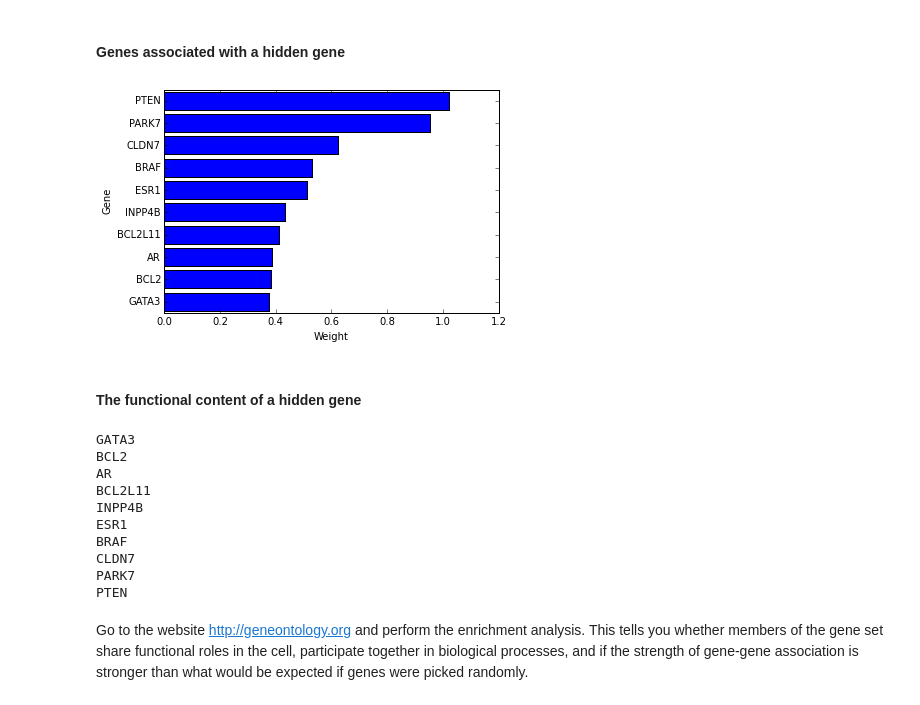
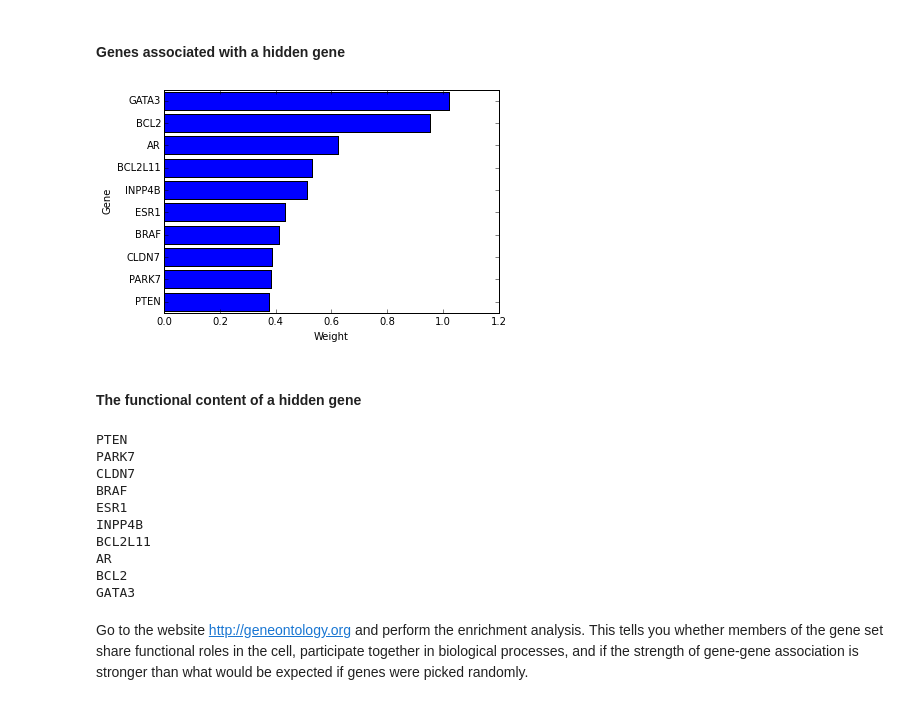
Before and after one commit to mims-harvard/nimfa-ipynb, a Jupyter notebook: ICGC and Nimfa.ipynb, the cells around one changed output. Saved outputs shown, nothing was run; the diff lists cells and outputs as text; code cells hidden in the pictures.

```diff
--- a/ICGC and Nimfa.ipynb
+++ b/ICGC and Nimfa.ipynb
@@ -241,34 +241,34 @@ fit = snmf()
 # %%
 W = fit.fit.basis()
 
 c = 7
 k = 10
 
 topk = np.argsort(np.asarray(W[:, c]).flatten())[-k:]
 val = W[topk, c]
 
 plt.barh(np.arange(k) + .5, val, align="center")
-labels = [id2gene[idx] for idx in topk][::-1]
+labels = [id2gene[idx] for idx in topk]
 plt.yticks(np.arange(k) + .5, labels)
 plt.xlabel("Weight")
 plt.ylabel("Gene");
 # %% [output]
-[figure, old version]
+[figure, new version]
 # %% [markdown]
 #### The functional content of a hidden gene
 # %%
 print('\n'.join(labels))
 # %% [output]
+PTEN
+PARK7
+CLDN7
+BRAF
+ESR1
+INPP4B
+BCL2L11
+AR
+BCL2
 GATA3
-BCL2
-AR
-BCL2L11
-INPP4B
-ESR1
-BRAF
-CLDN7
-PARK7
-PTEN
 # %% [markdown]
 Go to the website http://geneontology.org and perform the enrichment analysis. This tells you whether members of the gene set share functional roles in the cell, participate together in biological processes, and if the strength of gene-gene association is stronger than what would be expected if genes were picked randomly.
 # %% [markdown]
```
Also changed, not shown: parts of 2 cells of this notebook.
